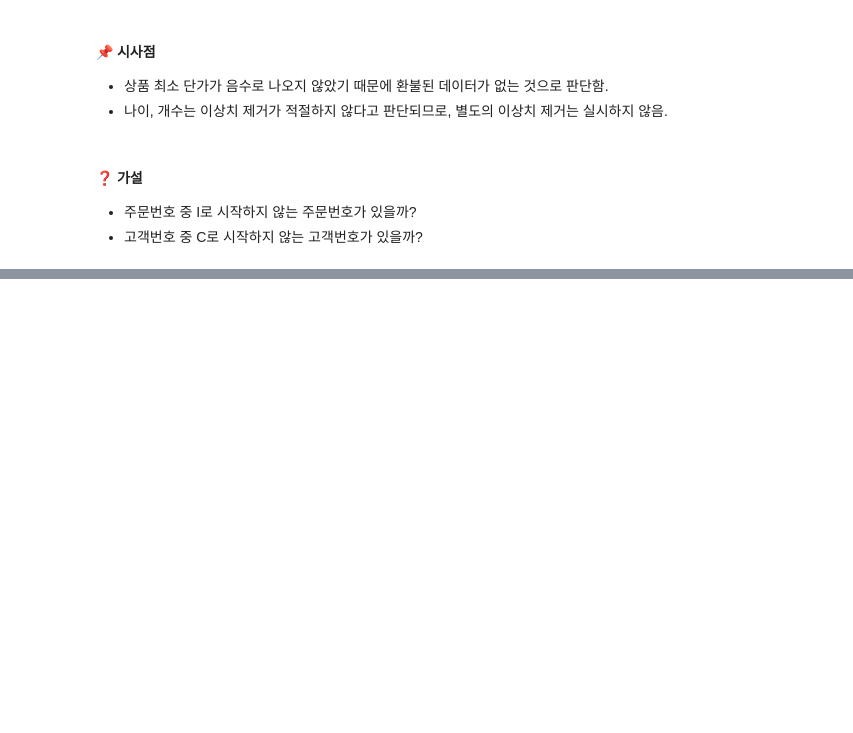
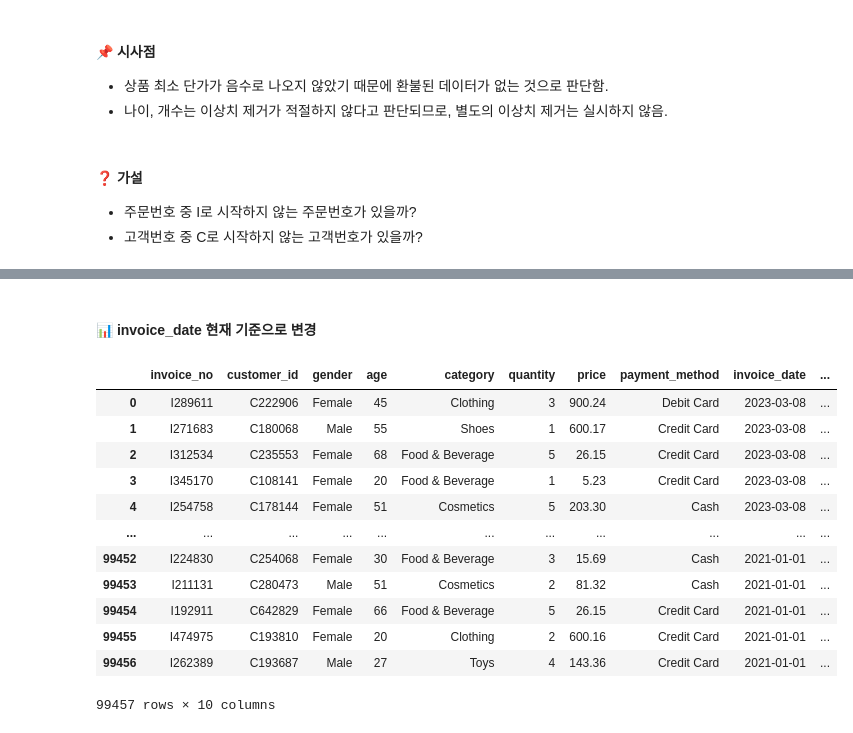
Before and after one commit to songseogyeong/study_data_analysis, a Jupyter notebook: d_rfm/d_RFM_task03.ipynb, the cells around one changed output, grey strips where cells are left out. Saved outputs shown, nothing was run; the diff lists cells and outputs as text; code cells hidden in the pictures; blank space fills up the shorter version.

```diff
--- a/d_rfm/d_RFM_task03.ipynb
+++ b/d_rfm/d_RFM_task03.ipynb
@@ -150,0 +228,4 @@ cs_df.describe().T
+# %%
+# 전처리 전 원본 데이터 보존을 위해 복사하여 새로운 데이터 프레임에 담아주기
+cs_copy_df = cs_df.copy()
+cs_copy_df
@@ -150,0 +246,23 @@ cs_df.describe().T
+# %% [markdown]
+#### 📊 invoice_date 현재 기준으로 변경
+# %%
+# invoice_data 데이터 변환
+# 15/10/2022 형식에서 dayfirst=True를 통해 날짜가 먼저 오는 형식을 사용한다는 것을 나타낸다.
+cs_copy_df['invoice_date'] = pd.to_datetime(cs_copy_df['invoice_date'], dayfirst=True)
+
+# 날짜 내림차순 정렬
+cs_copy_df.sort_values(by=['invoice_date'], ascending=False).reset_index(drop=True)
+# %% [output]
+|  | invoice_no | customer_id | gender | age | category | quantity | price | payment_method | invoice_date | ... |
+| 0 | I289611 | C222906 | Female | 45 | Clothing | 3 | 900.24 | Debit Card | 2023-03-08 | ... |
+| 1 | I271683 | C180068 | Male | 55 | Shoes | 1 | 600.17 | Credit Card | 2023-03-08 | ... |
+| 2 | I312534 | C235553 | Female | 68 | Food & Beverage | 5 | 26.15 | Credit Card | 2023-03-08 | ... |
+| 3 | I345170 | C108141 | Female | 20 | Food & Beverage | 1 | 5.23 | Credit Card | 2023-03-08 | ... |
+| 4 | I254758 | C178144 | Female | 51 | Cosmetics | 5 | 203.30 | Cash | 2023-03-08 | ... |
+| ... | ... | ... | ... | ... | ... | ... | ... | ... | ... | ... |
+| 99452 | I224830 | C254068 | Female | 30 | Food & Beverage | 3 | 15.69 | Cash | 2021-01-01 | ... |
+| 99453 | I211131 | C280473 | Male | 51 | Cosmetics | 2 | 81.32 | Cash | 2021-01-01 | ... |
+| 99454 | I192911 | C642829 | Female | 66 | Food & Beverage | 5 | 26.15 | Credit Card | 2021-01-01 | ... |
+| 99455 | I474975 | C193810 | Female | 20 | Clothing | 2 | 600.16 | Credit Card | 2021-01-01 | ... |
+| 99456 | I262389 | C193687 | Male | 27 | Toys | 4 | 143.36 | Credit Card | 2021-01-01 | ... |
+99457 rows × 10 columns
```
Also changed, not shown: parts of 26 cells of this notebook.
